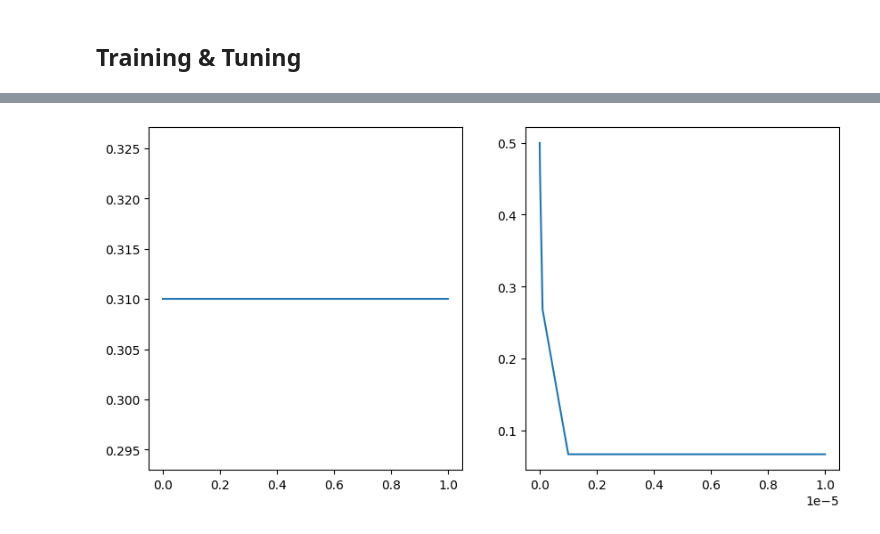
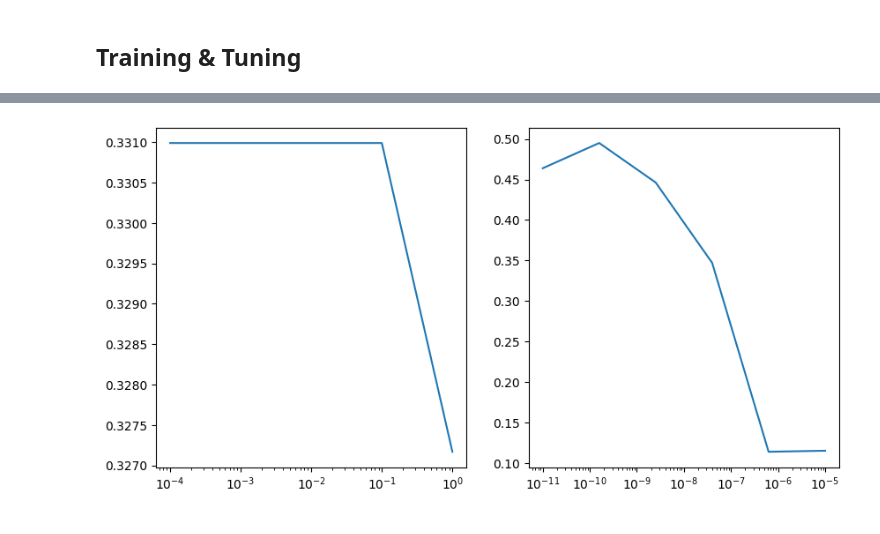
Before and after one commit to lavima/itf31519_2024, a Jupyter notebook: more_supervised_algorithmss/comparing_supportvectormachines_decisiontrees_naivebayes.ipynb, the cells around one changed output, grey strips where cells are left out. Drawn from its saved outputs; the diff is of its cells as text; code cells hidden in the pictures.

```diff
--- a/more_supervised_algorithmss/comparing_supportvectormachines_decisiontrees_naivebayes.ipynb
+++ b/more_supervised_algorithmss/comparing_supportvectormachines_decisiontrees_naivebayes.ipynb
@@ -407,8 +422,9 @@ class CombinedNB(ClassifierMixin, BaseEstimator):
         proba = gaussian_proba * bernoulli_proba
         return proba
 # %%
+# Train a combined NB classifier using GridSearchCV
 combined_params = {
-    'gaussian__var_smoothing':np.logspace(-10, -5, 6),
+    'gaussian__var_smoothing':np.logspace(-11, -5, 6),
     'bernoulli__alpha': np.logspace(-4, 0, 5)
 }
 gaussian_features = [
@@ -420,13 +436,11 @@ gaussian_features = [
     'serum_sodium',
     'time' ]
 bernoulli_features = list(filter(lambda x: x not in gaussian_features, trainval_features.columns))
-grid_combined = GridSearchCV(
+combined_grid = GridSearchCV(
     CombinedNB(gaussian_features=gaussian_features, bernoulli_features=bernoulli_features),
     combined_params,
     scoring=metrics,
     refit='f1',
     return_train_score=True)
-# combined = CombinedNB(gaussian_features=gaussian_features, bernoulli_features=bernoulli_features)
-# combined.fit(trainval_features, trainval_targets)
-grid_combined.fit(trainval_features, trainval_targets)
-combined_cv_results = pd.DataFrame(grid_combined.cv_results_)
+combined_grid.fit(trainval_features, trainval_targets)
+combined_cv_results = pd.DataFrame(combined_grid.cv_results_)
@@ -447,24 +484,26 @@ Name: 1, dtype: float64
 # %%
 # Create a new frame with the relevant columns. We have tuned two parameters so far, and we want to find the best
 # values according to the f1 test (validation) results
 combined_param_scores = combined_cv_results[['param_gaussian__var_smoothing', 'param_bernoulli__alpha', 'mean_test_f1']]
 
-# Create a new frame where we have organized the values that we can find the average max_depth performance
+# Create a new frame where we have organized the values that we can find the average var_smoothing performance
 # accross the other parameter values
 combined_var_smoothing = combined_param_scores.pivot_table(index='param_bernoulli__alpha', columns='param_gaussian__var_smoothing', values='mean_test_f1')
 combined_var_smoothing_means = combined_var_smoothing.mean(axis=0)
 
-# A frame to find the average performance of each criteria value
+# A frame to find the average performance of each bernoulli_alpha value
 combined_alpha = combined_param_scores.pivot_table(index='param_gaussian__var_smoothing', columns='param_bernoulli__alpha', values='mean_test_f1')
 combined_alpha_means = combined_alpha.mean(axis=0)
 
 # Plot everything, one plot for each parameter tuned
 fig, ax = plt.subplots(1,2, figsize=(10,5))
+ax[0].set_xscale('log')
 ax[0].plot(combined_alpha_means.index, combined_alpha_means)
+ax[1].set_xscale('log')
 ax[1].plot(combined_var_smoothing_means.index, combined_var_smoothing_means)
 plt.show()
 # %% [output]
-[figure, old version]
+[figure, new version]
 # %%
 svc_params = {
     'C': [0.5, 1.0, 2.0, 4.0],
```
Also changed, not shown: parts of 46 cells of this notebook.
